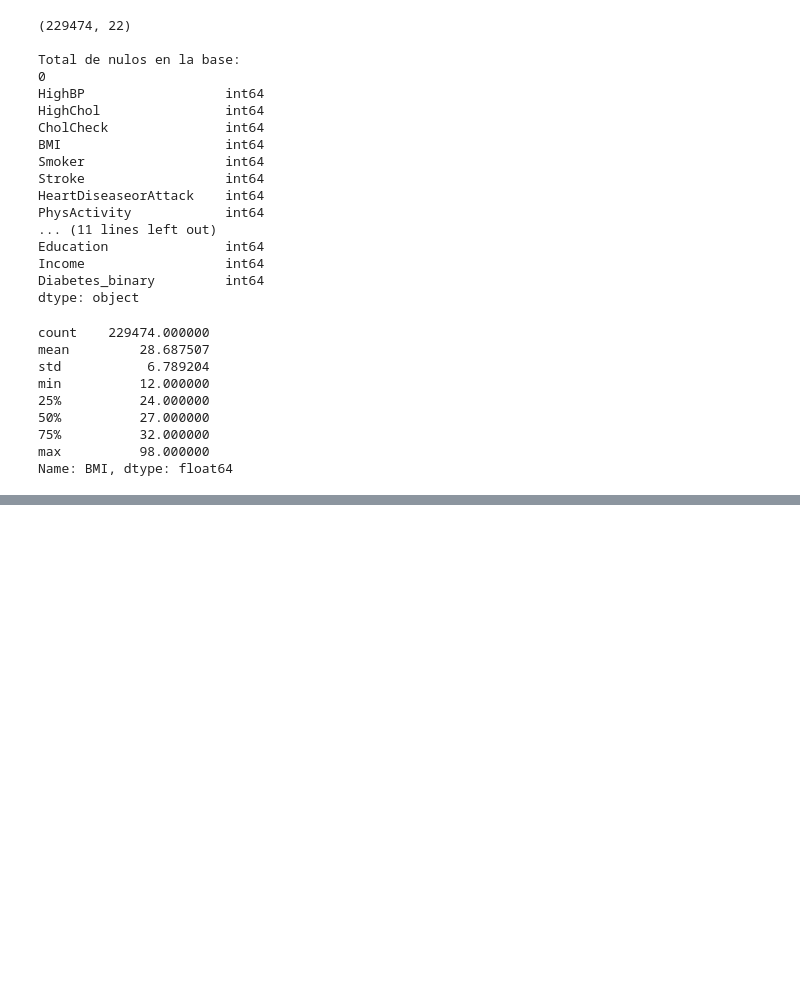
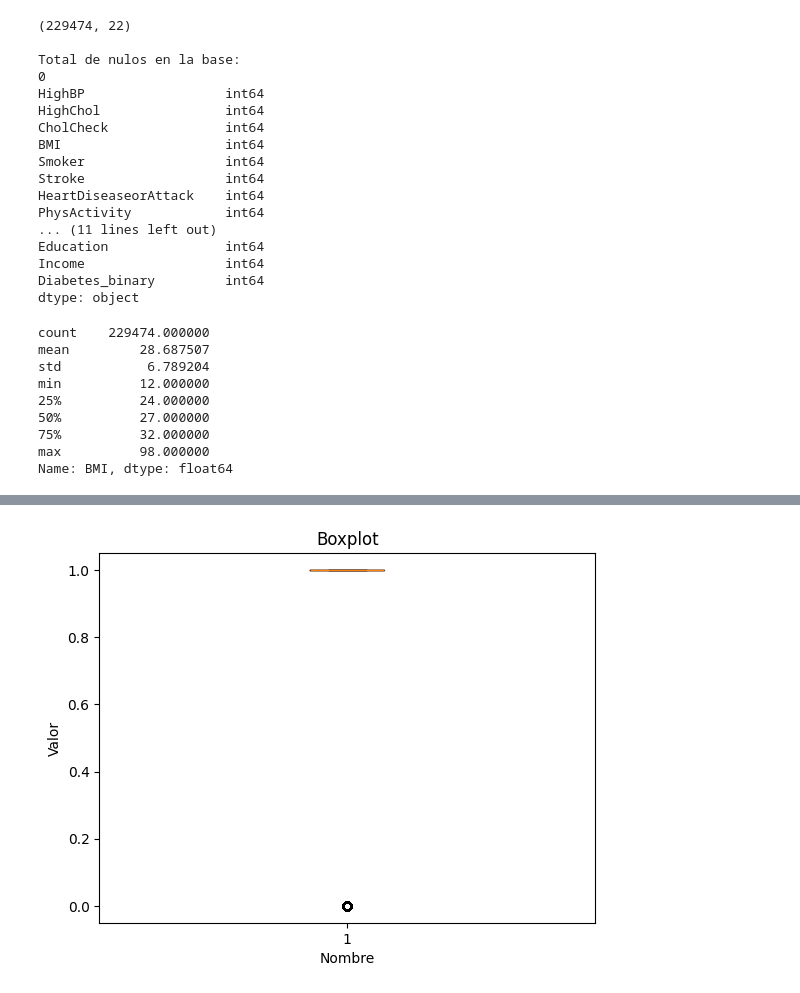
Before and after one commit to EstebanCorsino/MiPrimerRepo, a Jupyter notebook: Diabetes/Diabetes1.ipynb, the cells around one changed output, grey strips where cells are left out. Saved outputs shown, nothing was run; the diff lists cells and outputs as text; code cells hidden in the pictures; blank space fills up the shorter version.

```diff
--- a/Diabetes/Diabetes1.ipynb
+++ b/Diabetes/Diabetes1.ipynb
@@ -170,0 +225,6 @@ Name: BMI, dtype: float64
+# %%
+# Eliminar filas con nulos
+Diabetes1 = Diabetes1.dropna()
+
+# Luego eliminar columnas con nulos
+Diabetes1 = Diabetes1.dropna(axis=1)
@@ -170,0 +267,12 @@ Name: BMI, dtype: float64
+# %%
+#Crear un boxplot
+import matplotlib.pyplot as plt
+
+plt.boxplot(Diabetes1['CholCheck'])
+plt.xlabel('Nombre')       # etiqueta del eje X
+plt.ylabel('Valor')        # etiqueta del eje Y
+plt.title('Boxplot')       # título del gráfico
+#Mostrar grafico
+plt.show()
+# %% [output]
+[figure, added]
```
Also changed, not shown: parts of 17 cells of this notebook, 4 other files.
